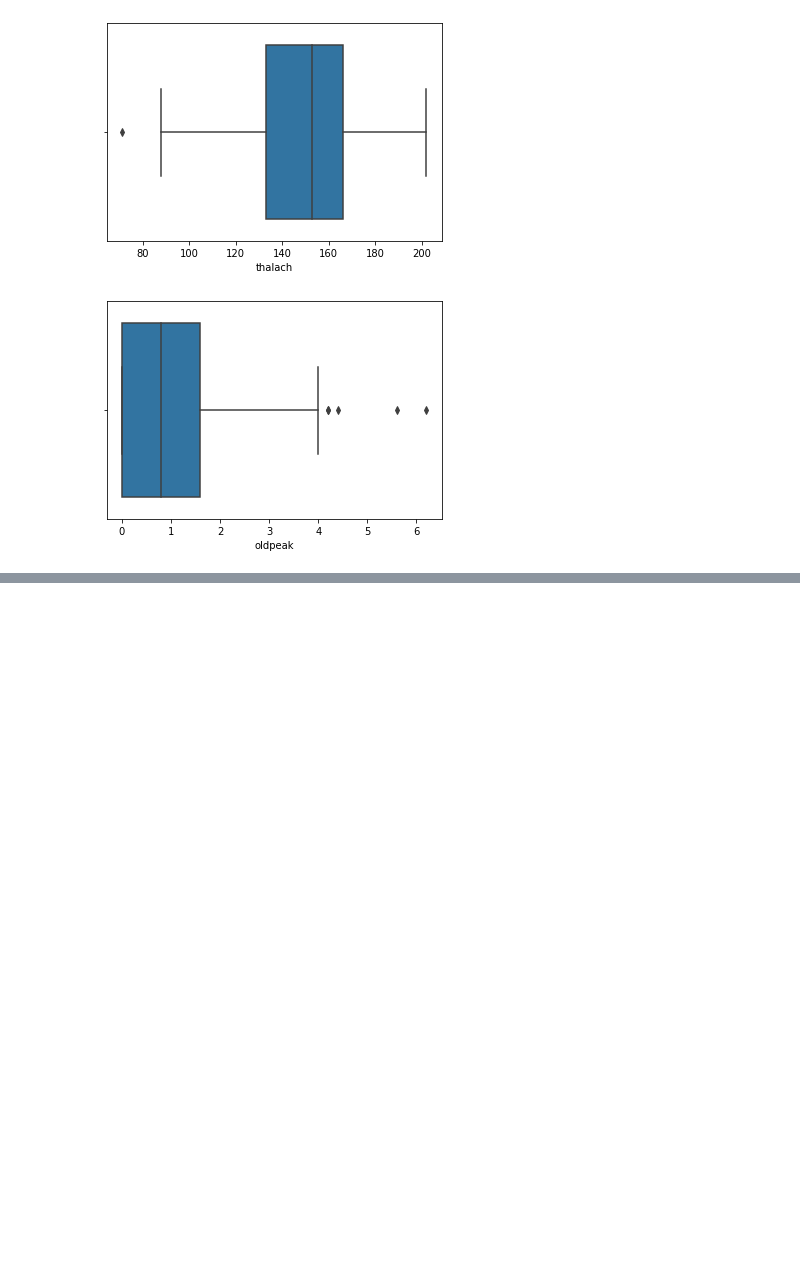
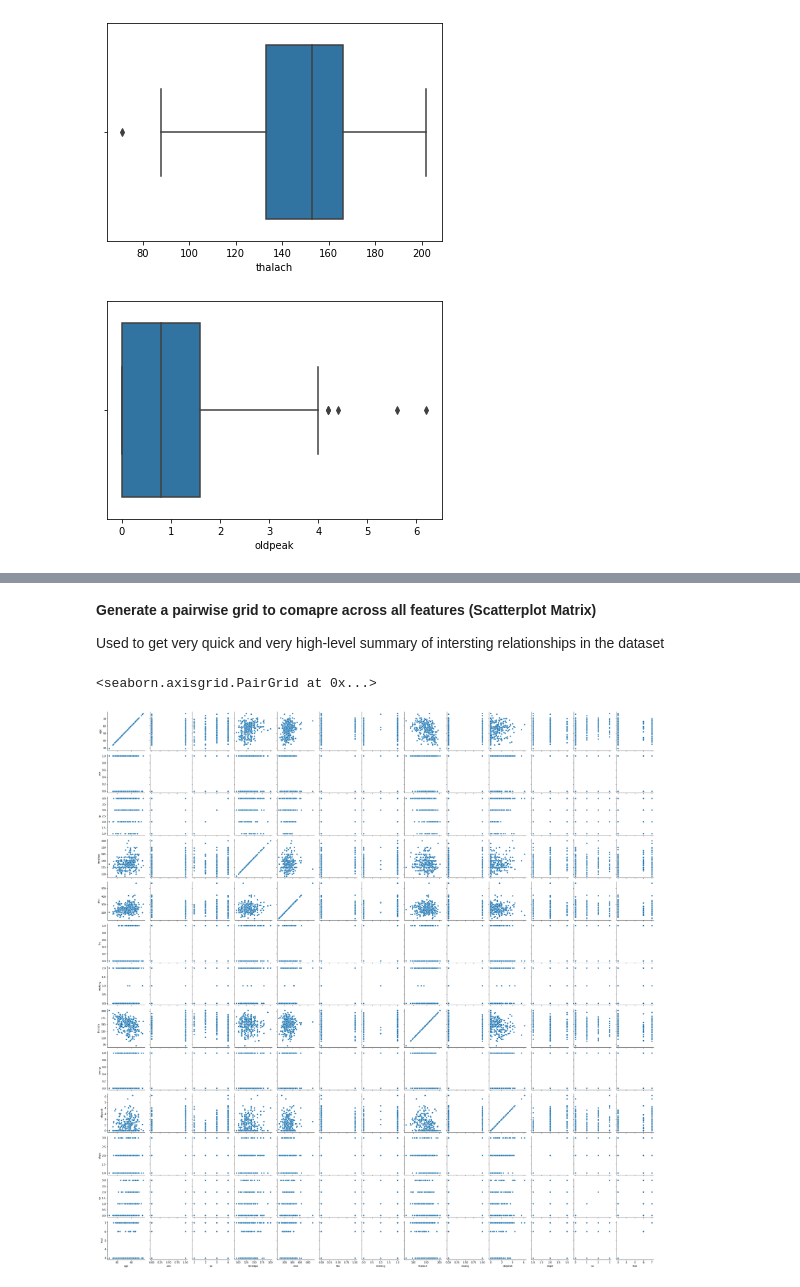
Before and after one commit to valin242/uci_heart_disease, a Jupyter notebook: heart_disease_pred.ipynb, the cells around one changed output, grey strips where cells are left out. Saved outputs shown, nothing was run; the diff lists cells and outputs as text; code cells hidden in the pictures; blank space fills up the shorter version.

```diff
--- a/heart_disease_pred.ipynb
+++ b/heart_disease_pred.ipynb
@@ -350,0 +374,10 @@ sex_grid.map(sns.histplot, 'chol')
+# %% [markdown]
+**Generate a pairwise grid to comapre across all features (Scatterplot Matrix)**
+
+Used to get very quick and very high-level summary of intersting relationships in the dataset
+# %%
+x_features_rs = sns.PairGrid(x_features_cleaned)
+x_features_rs.map(sns.scatterplot)
+# %% [output]
+<seaborn.axisgrid.PairGrid at 0x...>
+[figure, added]
```
Also changed, not shown: parts of 8 cells of this notebook.
